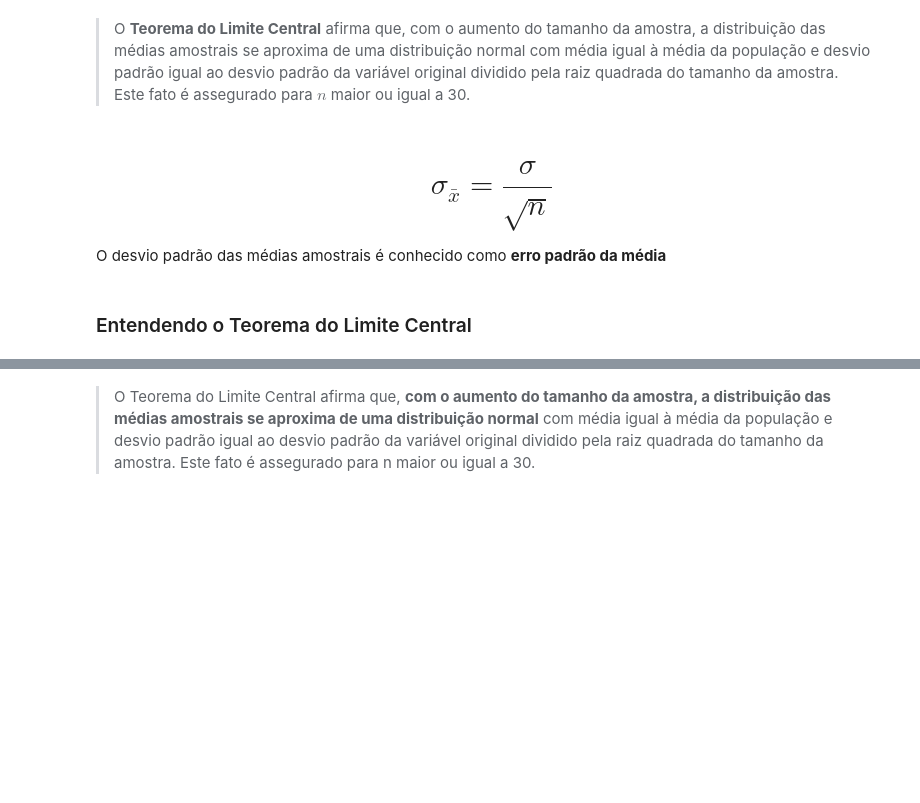
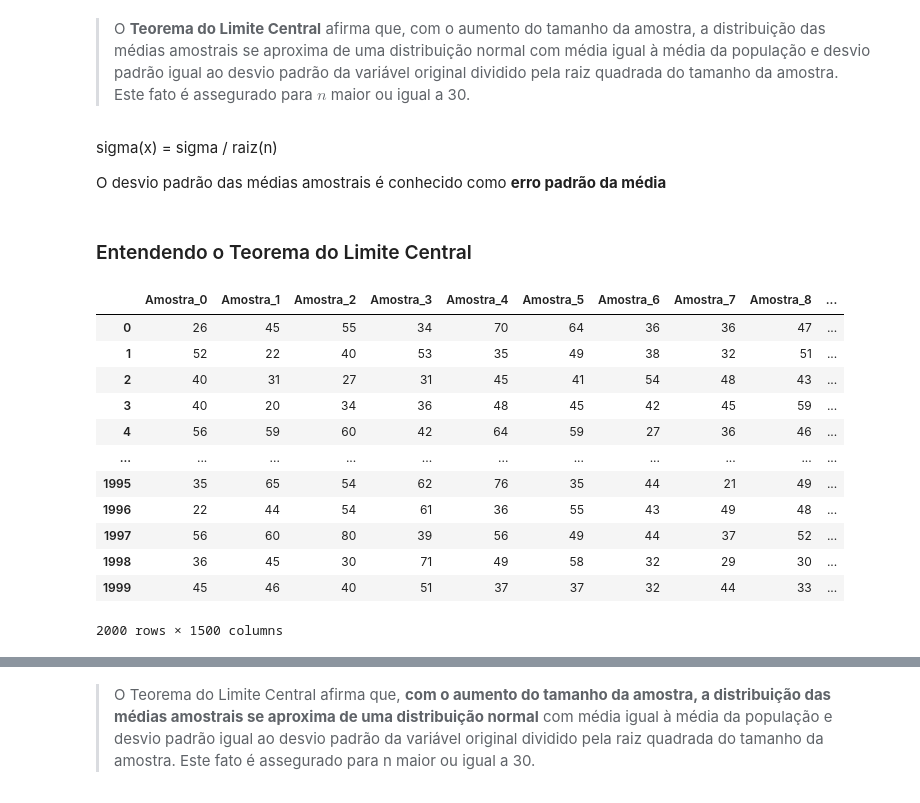
Before and after one commit to ciqueti/Estatistica_Distribuicao_e_Medidas, a Jupyter notebook: Parte_2/Curso_de_Estatística_Parte_2.ipynb, the cells around one changed output, grey strips where cells are left out. Cells and saved outputs as stored; diff of their text form; code cells hidden in the pictures; blank space fills up the shorter version.

```diff
--- a/Parte_2/Curso_de_Estatística_Parte_2.ipynb
+++ b/Parte_2/Curso_de_Estatística_Parte_2.ipynb
@@ -708,7 +776,7 @@ Suponha que os pesos dos sacos de arroz de uma indústria alimentícia se distri
 # %% [markdown]
 > O **Teorema do Limite Central** afirma que, com o aumento do tamanho da amostra, a distribuição das médias amostrais se aproxima de uma distribuição normal com média igual à média da população e desvio padrão igual ao desvio padrão da variável original dividido pela raiz quadrada do tamanho da amostra. Este fato é assegurado para $n$ maior ou igual a 30.
 # %% [markdown]
-# $$\sigma_\bar{x} = \frac{\sigma}{\sqrt{n}}$$
+sigma(x) = sigma  / raiz(n)
 
 O desvio padrão das médias amostrais é conhecido como **erro padrão da média**
 # %% [markdown]
@@ -715,0 +787,20 @@ O desvio padrão das médias amostrais é conhecido como **erro padrão da médi
+# %%
+for i in range(0,numero_amostras):
+    _ = df['Idade'].sample(n=2000)
+    _.index = range(len(_))
+    amostra['Amostra_' + str(i)] = _
+amostra
+# %% [output]
+|  | Amostra_0 | Amostra_1 | Amostra_2 | Amostra_3 | Amostra_4 | Amostra_5 | Amostra_6 | Amostra_7 | Amostra_8 | ... |
+| 0 | 26 | 45 | 55 | 34 | 70 | 64 | 36 | 36 | 47 | ... |
+| 1 | 52 | 22 | 40 | 53 | 35 | 49 | 38 | 32 | 51 | ... |
+| 2 | 40 | 31 | 27 | 31 | 45 | 41 | 54 | 48 | 43 | ... |
+| 3 | 40 | 20 | 34 | 36 | 48 | 45 | 42 | 45 | 59 | ... |
+| 4 | 56 | 59 | 60 | 42 | 64 | 59 | 27 | 36 | 46 | ... |
+| ... | ... | ... | ... | ... | ... | ... | ... | ... | ... | ... |
+| 1995 | 35 | 65 | 54 | 62 | 76 | 35 | 44 | 21 | 49 | ... |
+| 1996 | 22 | 44 | 54 | 61 | 36 | 55 | 43 | 49 | 48 | ... |
+| 1997 | 56 | 60 | 80 | 39 | 56 | 49 | 44 | 37 | 52 | ... |
+| 1998 | 36 | 45 | 30 | 71 | 49 | 58 | 32 | 29 | 30 | ... |
+| 1999 | 45 | 46 | 40 | 51 | 37 | 37 | 32 | 44 | 33 | ... |
+2000 rows × 1500 columns
```
Also changed, not shown: parts of 41 cells of this notebook, 2 other files.
